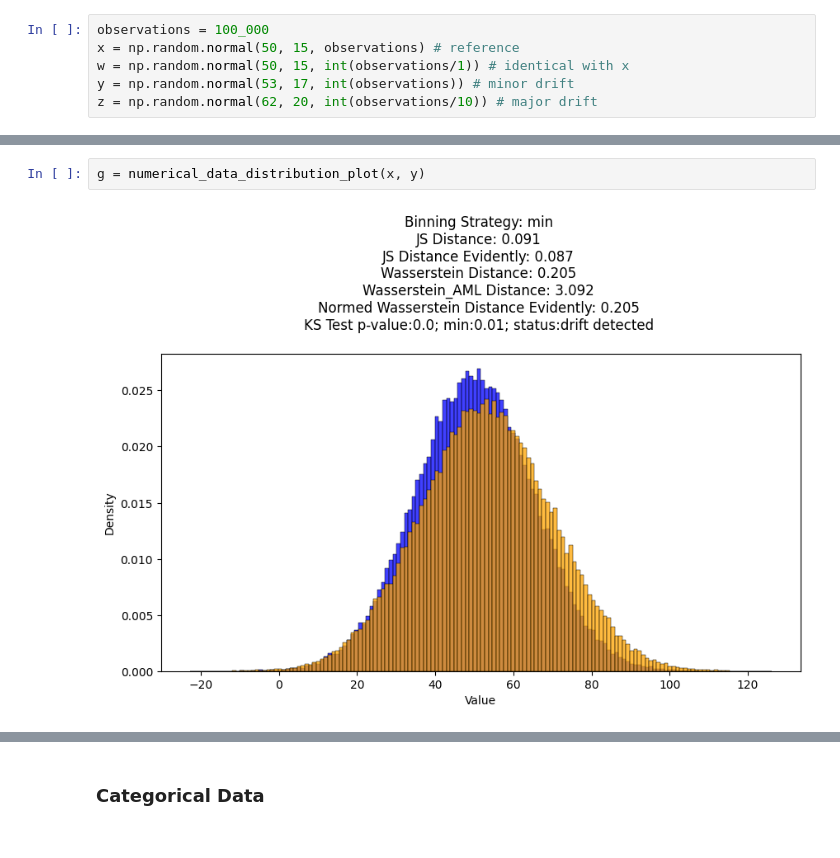
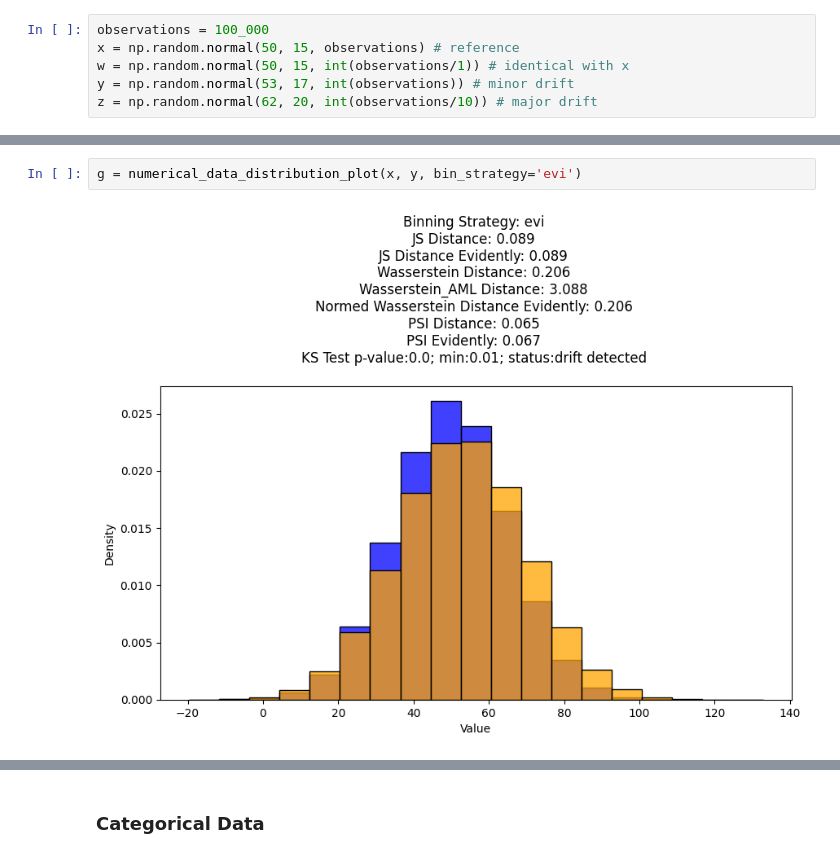
Before and after one commit to perezbecker/data_drift, a Jupyter notebook: data_drift_demo.ipynb, the cells around one changed output, grey strips where cells are left out. Saved outputs shown, nothing was run; the diff lists cells and outputs as text.

```diff
--- a/data_drift_demo.ipynb
+++ b/data_drift_demo.ipynb
@@ -32,5 +32,5 @@ g = numerical_data_distribution_plot(x, w)
 # %%
-g = numerical_data_distribution_plot(x, y)
+g = numerical_data_distribution_plot(x, y, bin_strategy='evi')
 # %% [output]
-[figure, old version]
+[figure, new version]
 # %%
```
Also changed, not shown: parts of 7 cells of this notebook, 3 other files.
